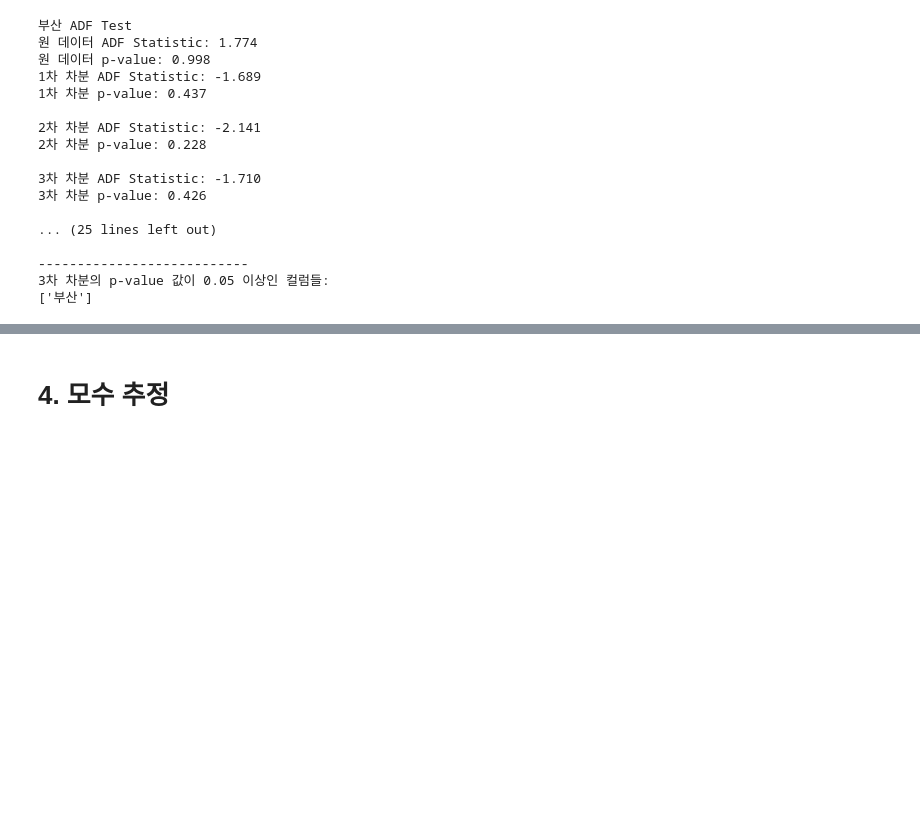
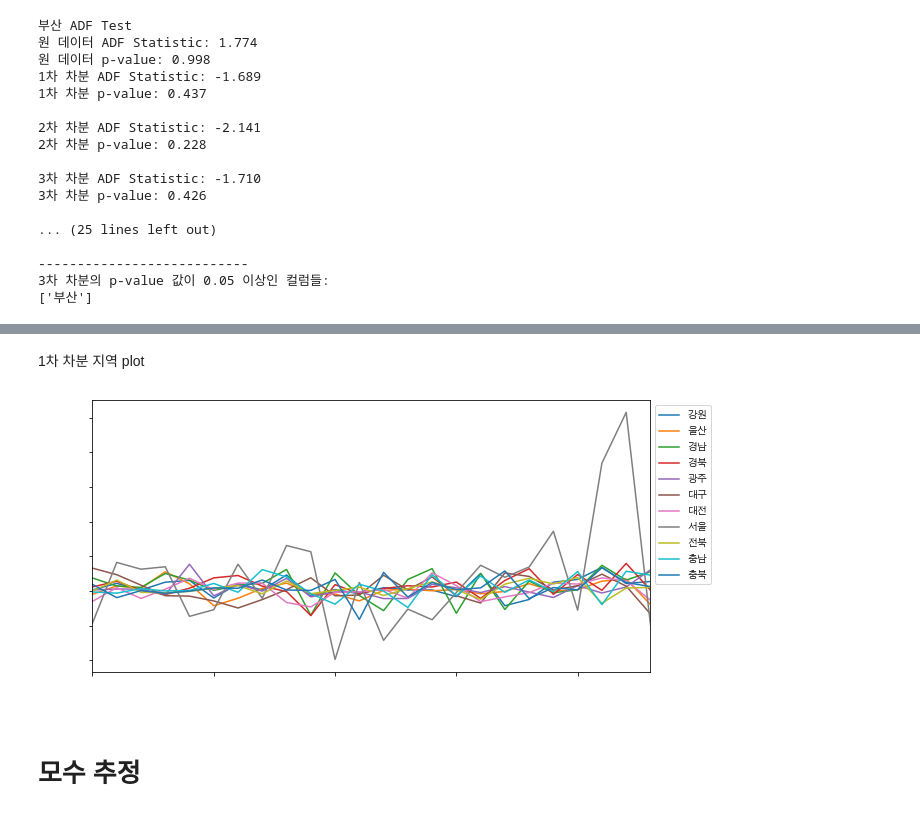
Before and after one commit to airborne3586/Ecothon_2023, a Jupyter notebook: Ecothon_time_series_analysis_donggun.ipynb, the cells around one changed output, grey strips where cells are left out. Drawn from its saved outputs; the diff is of its cells as text; code cells hidden in the pictures; blank space fills up the shorter version.

```diff
--- a/Ecothon_time_series_analysis_donggun.ipynb
+++ b/Ecothon_time_series_analysis_donggun.ipynb
@@ -445,2 +482,27 @@ import statsmodels.api as sm
+# %%
+#1차 차분적용
+df_1diff = df.diff().dropna()
+
+for column in df_1diff.columns:
+    y_diff = df_1diff[column]
+# %% [markdown]
+1차 차분 지역 plot
+# %%
+
+df_1diff.plot(figsize=(10,5)).autoscale(axis='x',tight=True);
+
+plt.xlabel('연도', color='white')
+plt.xticks(color='white')
+plt.ylabel('배출량', color='white')
+plt.yticks(color='white')
+
+
+
+plt.xticks(rotation=0) #레이블 각도
+plt.legend(bbox_to_anchor=(1,1)) #라벨 위치 변경
+
+plt.show()
+# %% [output]
+[figure, added]
 # %% [markdown]
-# 4. 모수 추정
+# 모수 추정
```
Also changed, not shown: parts of 19 cells of this notebook.
